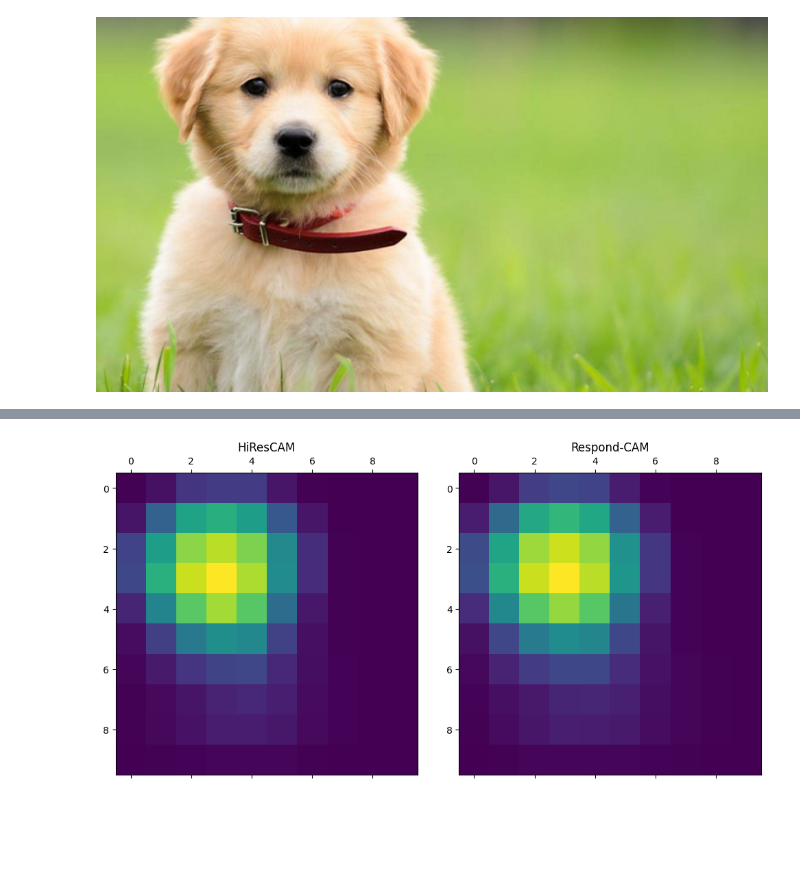
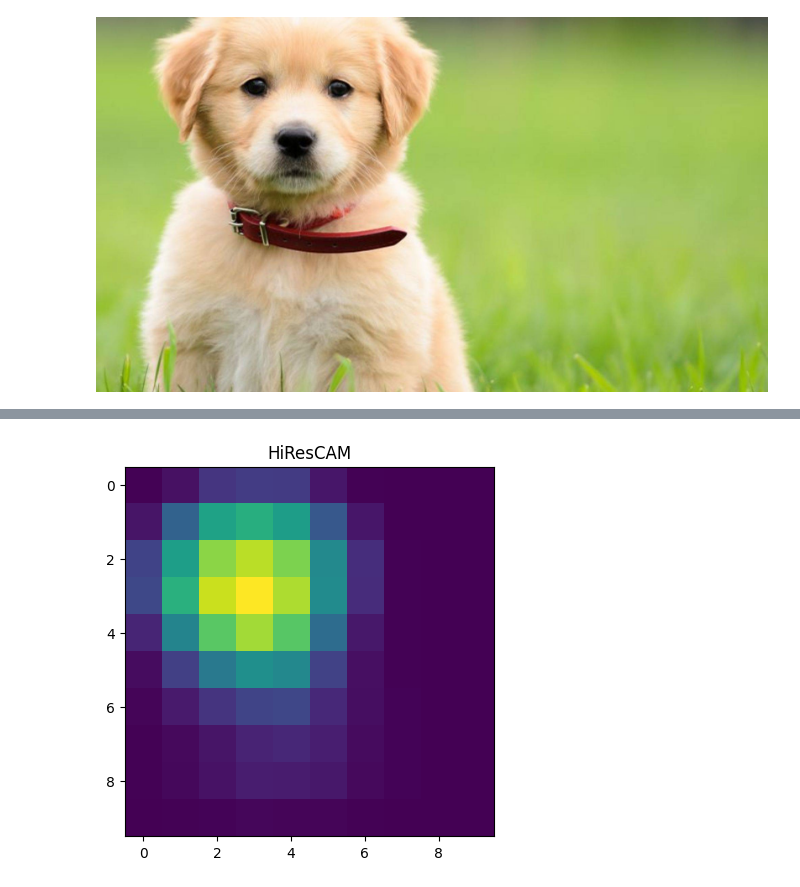
Before and after one commit to DevTimBo/DEEPL-Project, a Jupyter notebook: CAM/HiRes_CAM.ipynb, the cells around one changed output, grey strips where cells are left out. Drawn from its saved outputs; the diff is of its cells as text; code cells hidden in the pictures; blank space fills up the shorter version.

```diff
--- a/CAM/HiRes_CAM.ipynb
+++ b/CAM/HiRes_CAM.ipynb
@@ -110,16 +108,18 @@ print('Predicted:', decode_predictions(preds, top=1)[0])
 
 # Generate class activation heatmap
 heatmap = generate_cam(img_array, model, last_conv_layer_name)
-respond_heatmap = generate_cam(
-    img_array, model, last_conv_layer_name, respond=True)
+""" respond_heatmap = generate_cam(
+    img_array, model, last_conv_layer_name, respond=True) """
 
 # Display heatmap
-fig = plt.figure(constrained_layout=True, figsize=(10, 5))
-axes = fig.subplots(1, 2)
+plt.imshow(heatmap)
+plt.title('HiResCAM')
+#fig = plt.figure(constrained_layout=True, figsize=(10, 5))
+#axes = fig.subplots(1, 1)
 
-axes[0].set_title('HiResCAM')
-axes[0].matshow(heatmap)
-axes[1].set_title('Respond-CAM')
-axes[1].matshow(respond_heatmap)
+#axes[0].set_title('HiResCAM')
+#axes[0].matshow(heatmap)
+#axes[1].set_title('Respond-CAM')
+#axes[1].matshow(respond_heatmap)
 plt.show()
 # %% [output]
@@ -132,4 +128,4 @@ Predicted: [('n02099601', 'golden_retriever', 10.416115)]
-[figure, old version]
+[figure, new version]
 # %%
 def resize_heatmap(img_path, heatmap):
     # Load the original image
```
Also changed, not shown: parts of 4 cells of this notebook, 1 other file.
